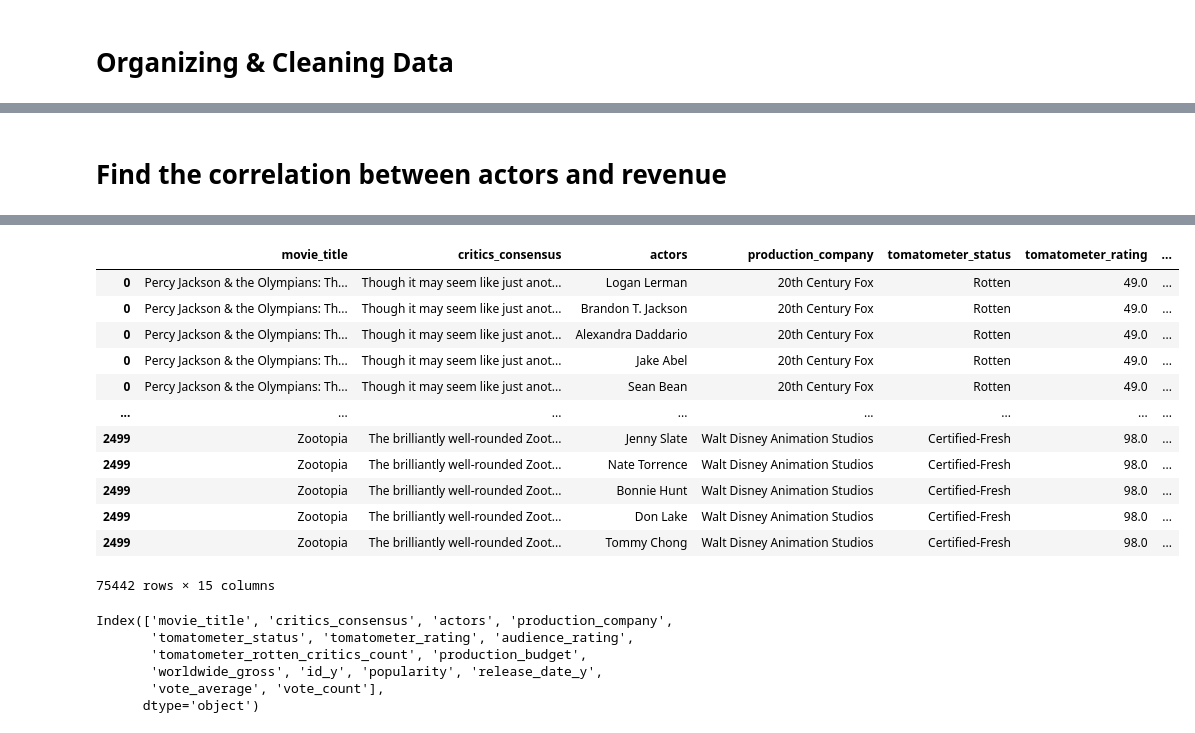
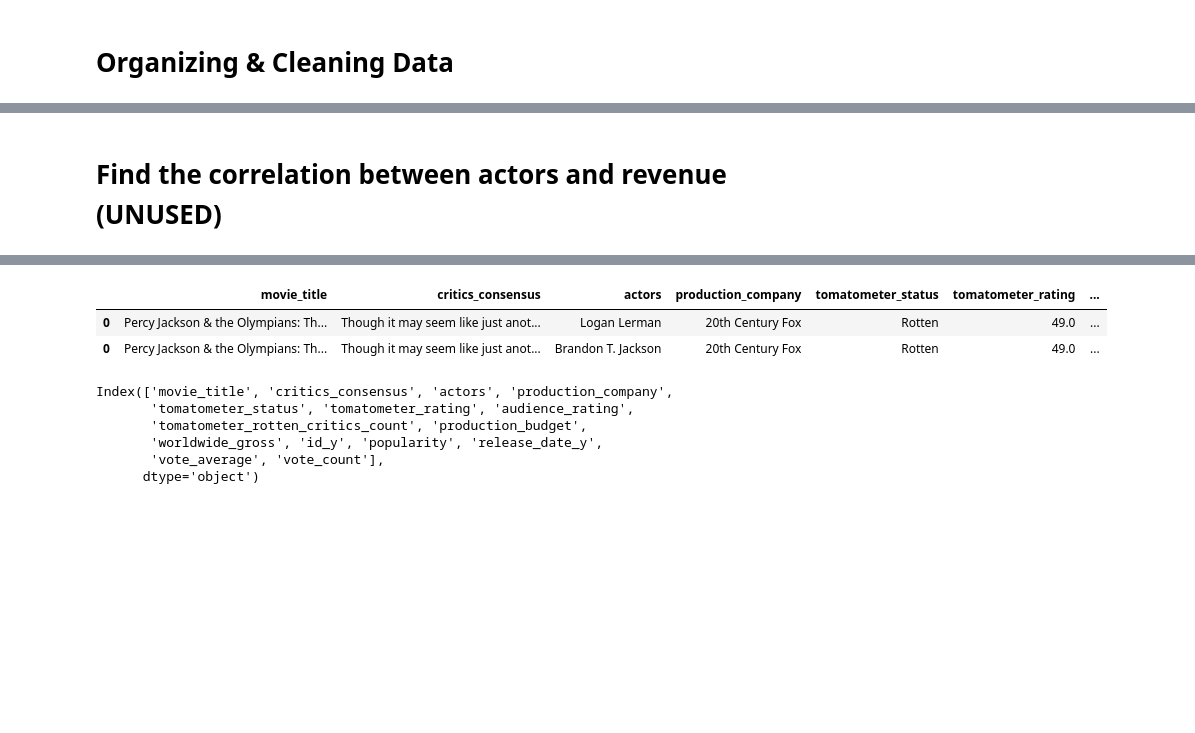
Before and after one commit to jchandleroneal/microsoft-movie-analysis, a Jupyter notebook: movie_analysis.ipynb, the cells around one changed output, grey strips where cells are left out. Saved outputs shown, nothing was run; the diff lists cells and outputs as text; code cells hidden in the pictures; blank space fills up the shorter version.

```diff
--- a/movie_analysis.ipynb
+++ b/movie_analysis.ipynb
@@ -70,5 +63,5 @@ movie_overview_columnDrop
 # %% [markdown]
-# Find the correlation between actors and revenue
+# Find the correlation between actors and revenue (UNUSED)
 # %%
 example = movie_overview_columnDrop.copy()       #reason to create a shallow copy?
 example.actors = example.actors.str.split(',')
@@ -81,21 +74,11 @@ example.head(2)
 # %%
 example = example.explode('actors')
 # %%
-example
+example.head(2)
 # %% [output]
 |  | movie_title | critics_consensus | actors | production_company | tomatometer_status | tomatometer_rating | ... |
 | 0 | Percy Jackson & the Olympians: Th... | Though it may seem like just anot... | Logan Lerman | 20th Century Fox | Rotten | 49.0 | ... |
 | 0 | Percy Jackson & the Olympians: Th... | Though it may seem like just anot... | Brandon T. Jackson | 20th Century Fox | Rotten | 49.0 | ... |
-| 0 | Percy Jackson & the Olympians: Th... | Though it may seem like just anot... | Alexandra Daddario | 20th Century Fox | Rotten | 49.0 | ... |
-| 0 | Percy Jackson & the Olympians: Th... | Though it may seem like just anot... | Jake Abel | 20th Century Fox | Rotten | 49.0 | ... |
-| 0 | Percy Jackson & the Olympians: Th... | Though it may seem like just anot... | Sean Bean | 20th Century Fox | Rotten | 49.0 | ... |
-| ... | ... | ... | ... | ... | ... | ... | ... |
-| 2499 | Zootopia | The brilliantly well-rounded Zoot... | Jenny Slate | Walt Disney Animation Studios | Certified-Fresh | 98.0 | ... |
-| 2499 | Zootopia | The brilliantly well-rounded Zoot... | Nate Torrence | Walt Disney Animation Studios | Certified-Fresh | 98.0 | ... |
-| 2499 | Zootopia | The brilliantly well-rounded Zoot... | Bonnie Hunt | Walt Disney Animation Studios | Certified-Fresh | 98.0 | ... |
-| 2499 | Zootopia | The brilliantly well-rounded Zoot... | Don Lake | Walt Disney Animation Studios | Certified-Fresh | 98.0 | ... |
-| 2499 | Zootopia | The brilliantly well-rounded Zoot... | Tommy Chong | Walt Disney Animation Studios | Certified-Fresh | 98.0 | ... |
-75442 rows × 15 columns
 # %%
 example.columns
 # %% [output]
```
Also changed, not shown: parts of 25 cells of this notebook.
